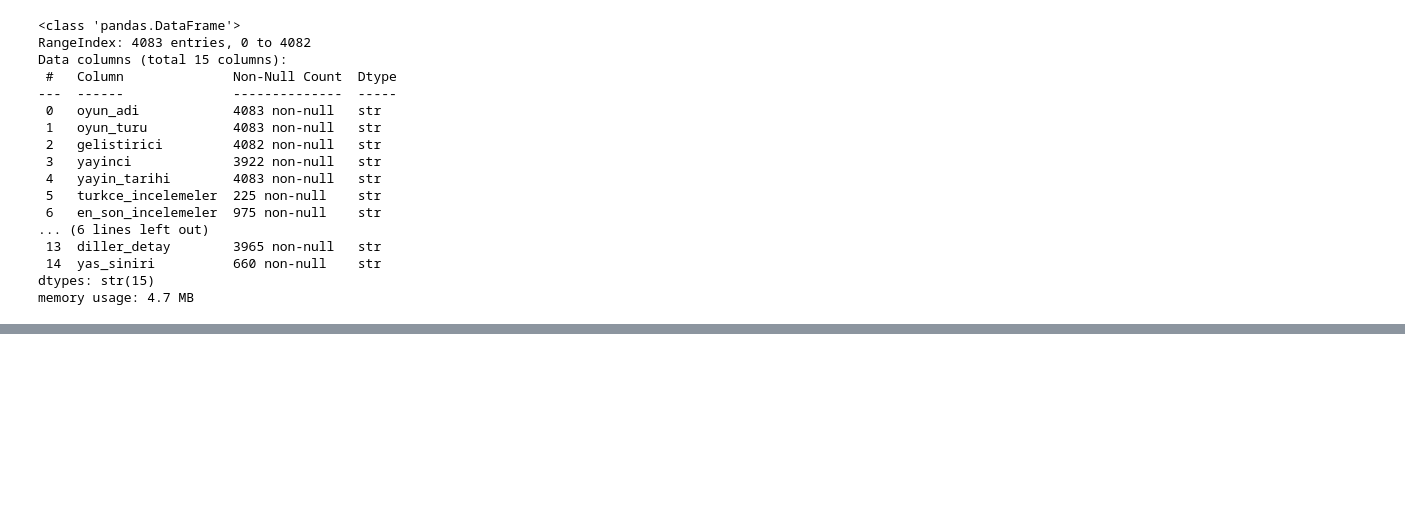
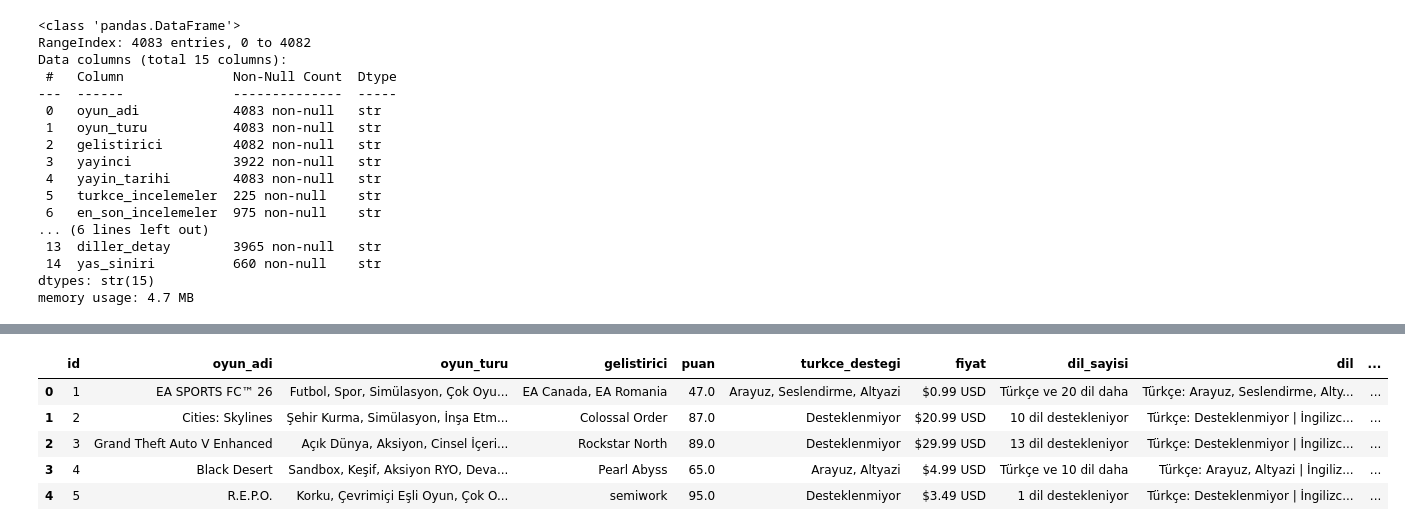
Before and after one commit to betultgumus/ybs-makine-ogrenmesi, a Jupyter notebook: ANIVIA/anivia.ipynb, the cells around one changed output, grey strips where cells are left out. Cells and saved outputs as stored; diff of their text form; code cells hidden in the pictures; blank space fills up the shorter version.

Commit message:
steam1

```diff
--- a/ANIVIA/anivia.ipynb
+++ b/ANIVIA/anivia.ipynb
@@ -49,3 +54,11 @@ Data columns (total 15 columns):
  14  yas_siniri          660 non-null    str
 dtypes: str(15)
 memory usage: 4.7 MB
+# %%
+df_steam.drop(
+    columns=["yayinci", "yayin_tarihi", "fiyat_dlc", "ozellikler", "kontrolcu_destegi"],
+    inplace=True,
+    errors="ignore"
+)
+
+df_steam.head()
@@ -51,0 +88,6 @@ memory usage: 4.7 MB
+# %%
+df_steam = df_steam[~(df_steam['turkce_incelemeler'].notna() & df_steam['en_son_incelemeler'].isna())]
+
+df_steam.drop(columns=['turkce_incelemeler'], inplace=True)
+
+df_steam.info()
@@ -51,0 +111,7 @@ memory usage: 4.7 MB
+# %%
+df_steam.rename(columns={"en_son_incelemeler": "puan"}, inplace=True)
+df_steam.rename(columns={"fiyat2": "fiyat"}, inplace=True)
+df_steam.rename(columns={"diller_detay": "dil"}, inplace=True)
+df_steam.rename(columns={"yas_siniri": "yas"}, inplace=True)
+
+df_steam.head()
@@ -51,0 +125,7 @@ memory usage: 4.7 MB
+# %%
+df_steam["puan"] = pd.to_numeric(
+    df_steam["puan"].str.extract(r"%(\d+)\s*/", expand=False),
+    errors="coerce"
+)
+
+df_steam.head()
@@ -51,0 +139,11 @@ memory usage: 4.7 MB
+# %%
+df_steam['id'] = range(1, len(df_steam) + 1)
+df_steam = df_steam[['id'] + [col for col in df_steam.columns if col != 'id']]
+df_steam.head()
+# %% [output]
+|  | id | oyun_adi | oyun_turu | gelistirici | puan | turkce_destegi | fiyat | dil_sayisi | dil | ... |
+| 0 | 1 | EA SPORTS FC™ 26 | Futbol, Spor, Simülasyon, Çok Oyu... | EA Canada, EA Romania | 47.0 | Arayuz, Seslendirme, Altyazi | $0.99 USD | Türkçe ve 20 dil daha | Türkçe: Arayuz, Seslendirme, Alty... | ... |
+| 1 | 2 | Cities: Skylines | Şehir Kurma, Simülasyon, İnşa Etm... | Colossal Order | 87.0 | Desteklenmiyor | $20.99 USD | 10 dil destekleniyor | Türkçe: Desteklenmiyor | İngilizc... | ... |
+| 2 | 3 | Grand Theft Auto V Enhanced | Açık Dünya, Aksiyon, Cinsel İçeri... | Rockstar North | 89.0 | Desteklenmiyor | $29.99 USD | 13 dil destekleniyor | Türkçe: Desteklenmiyor | İngilizc... | ... |
+| 3 | 4 | Black Desert | Sandbox, Keşif, Aksiyon RYO, Deva... | Pearl Abyss | 65.0 | Arayuz, Altyazi | $4.99 USD | Türkçe ve 10 dil daha | Türkçe: Arayuz, Altyazi | İngiliz... | ... |
+| 4 | 5 | R.E.P.O. | Korku, Çevrimiçi Eşli Oyun, Çok O... | semiwork | 95.0 | Desteklenmiyor | $3.49 USD | 1 dil destekleniyor | Türkçe: Desteklenmiyor | İngilizc... | ... |
```
Also changed, not shown: parts of 16 cells of this notebook.
